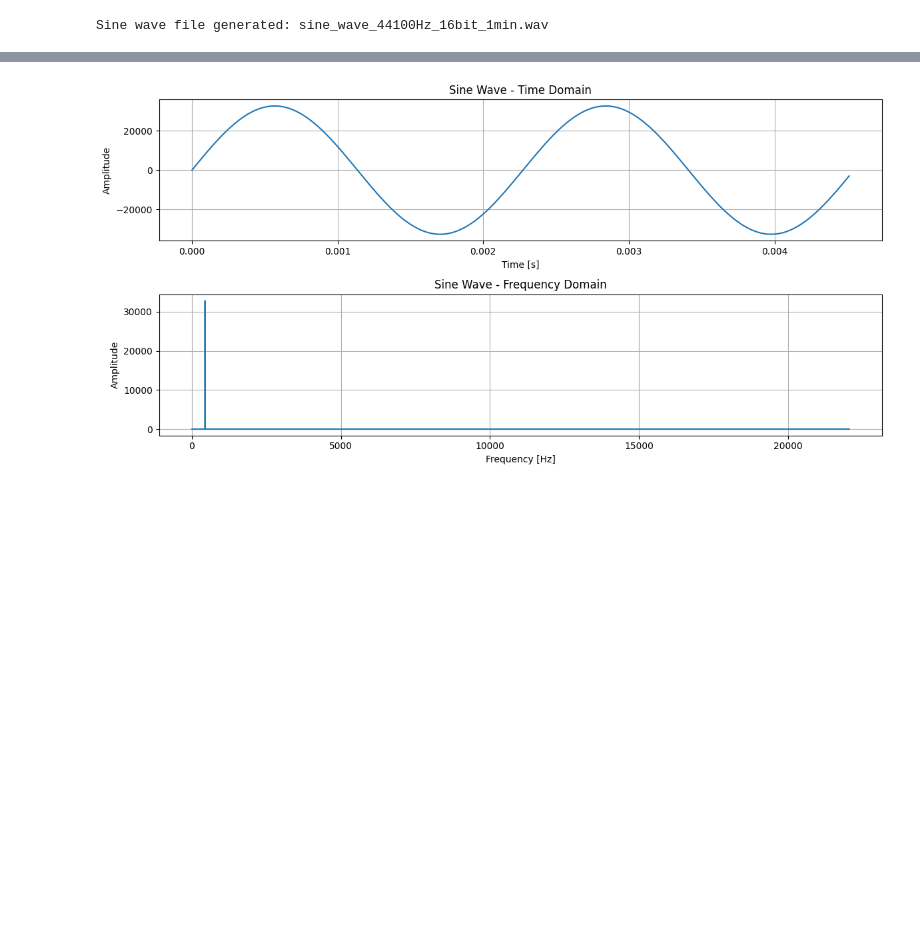
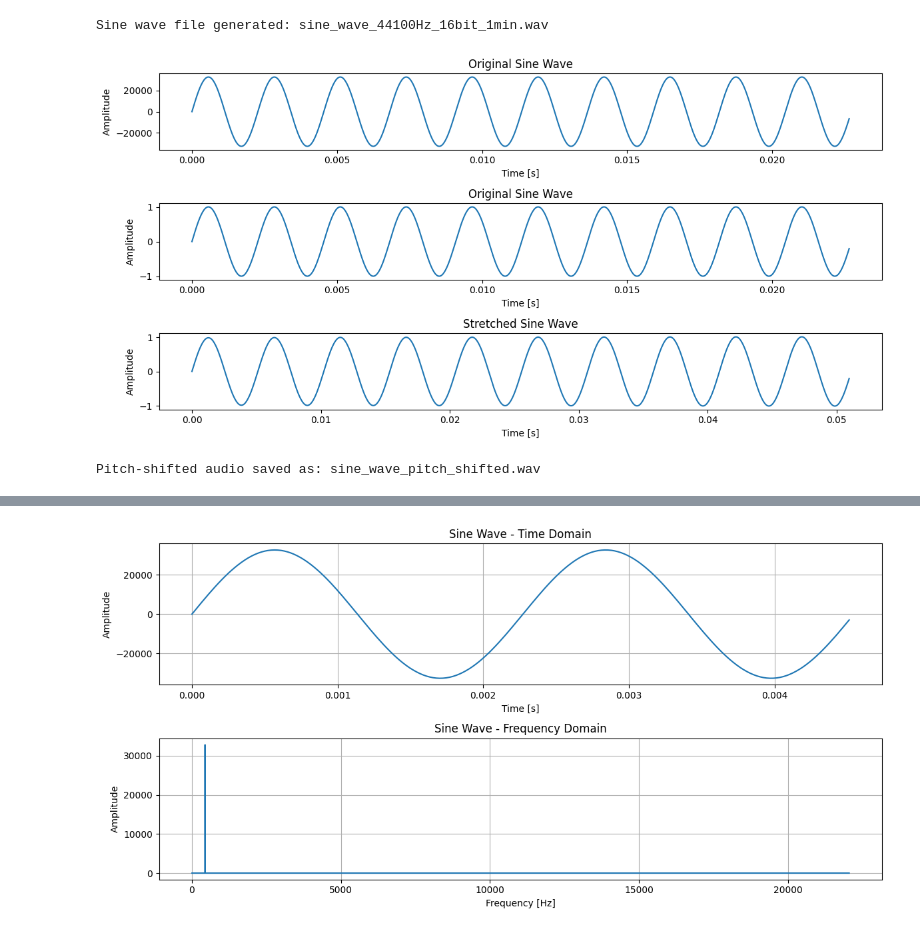
Before and after one commit to yyf/SimpleAudioDSP, a Jupyter notebook: Signal_generator.ipynb, the cells around one changed output, grey strips where cells are left out. Drawn from its saved outputs; the diff is of its cells as text; code cells hidden in the pictures; blank space fills up the shorter version.

Commit message:
Add time stretching and pitch shifting

```diff
--- a/Signal_generator.ipynb
+++ b/Signal_generator.ipynb
@@ -21,3 +21,51 @@ wavFileWriter("Data/sine_wave_44100Hz_16bit_1min.wav", sample_rate, sine_wave)
 print("Sine wave file generated: sine_wave_44100Hz_16bit_1min.wav")
 # %% [output]
 Sine wave file generated: sine_wave_44100Hz_16bit_1min.wav
+# %%
+# Use librosa for time stretching and pitch shifting
+import librosa
+
+# Convert sine wave to floating-point format
+sine_wave_float = sine_wave.astype(np.float32) / 32767  # Normalize to range [-1, 1]
+
+# Apply time stretching wihtout changing pitch
+stretch_factor = 1.5  # Stretch by 1.5x (slower)
+y_stretched = librosa.effects.time_stretch(sine_wave_float, rate=stretch_factor)
+
+# Save the stretched audio
+from scipy.io.wavfile import write as wavFileWriter
+wavFileWriter("Data/sine_wave_stretched.wav", sample_rate, (y_stretched * 32767).astype(np.int16))
+# %%
+# Plot the original and stretched sine waves
+import matplotlib.pyplot as plt
+plt.figure(figsize=(12, 6))
+plt.subplot(3, 1, 1)
+plt.plot(t[:1000], sine_wave[:1000])
+plt.title("Original Sine Wave")
+plt.xlabel("Time [s]")
+plt.ylabel("Amplitude")
+plt.subplot(3, 1, 2)
+plt.plot(t[:1000], sine_wave_float[:1000])
+plt.title("Original Sine Wave")
+plt.xlabel("Time [s]")
+plt.ylabel("Amplitude")
+plt.subplot(3, 1, 3)
+plt.plot(np.linspace(0, duration * stretch_factor, len(y_stretched))[:1000], y_stretched[:1000])
+plt.title("Stretched Sine Wave")
+plt.xlabel("Time [s]")
+plt.ylabel("Amplitude")
+plt.tight_layout()
+plt.show()
+# %% [output]
+[figure, added]
+# %%
+# Apply pitch shifting wihtout changing speed
+n_steps = 2  # Number of semitones to shift (positive for up, negative for down)
+sine_wave_shifted = librosa.effects.pitch_shift(sine_wave_float, sr=sample_rate, n_steps=n_steps)
+
+# Save the pitch-shifted audio
+wavFileWriter("Data/sine_wave_pitch_shifted.wav", sample_rate, (sine_wave_shifted * 32767).astype(np.int16))
+
+print("Pitch-shifted audio saved as: sine_wave_pitch_shifted.wav")
+# %% [output]
+Pitch-shifted audio saved as: sine_wave_pitch_shifted.wav
```
Also changed, not shown: parts of 1 cell of this notebook.
